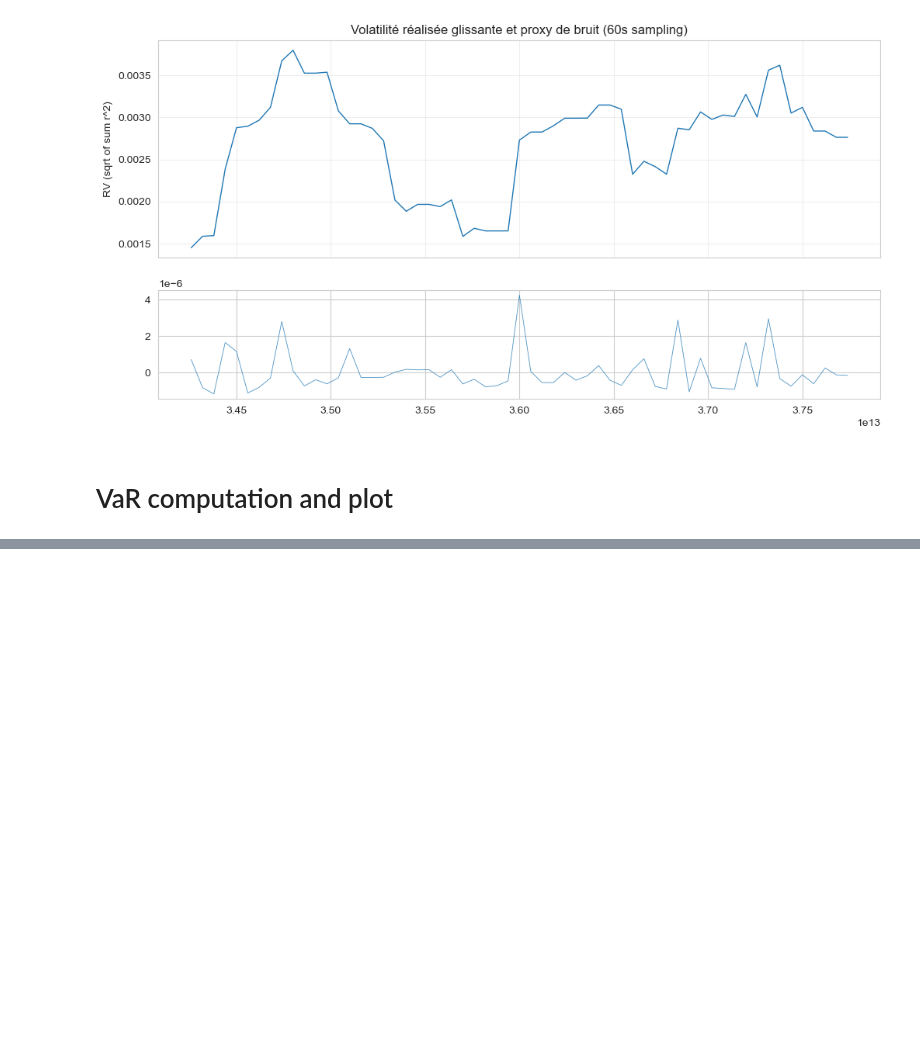
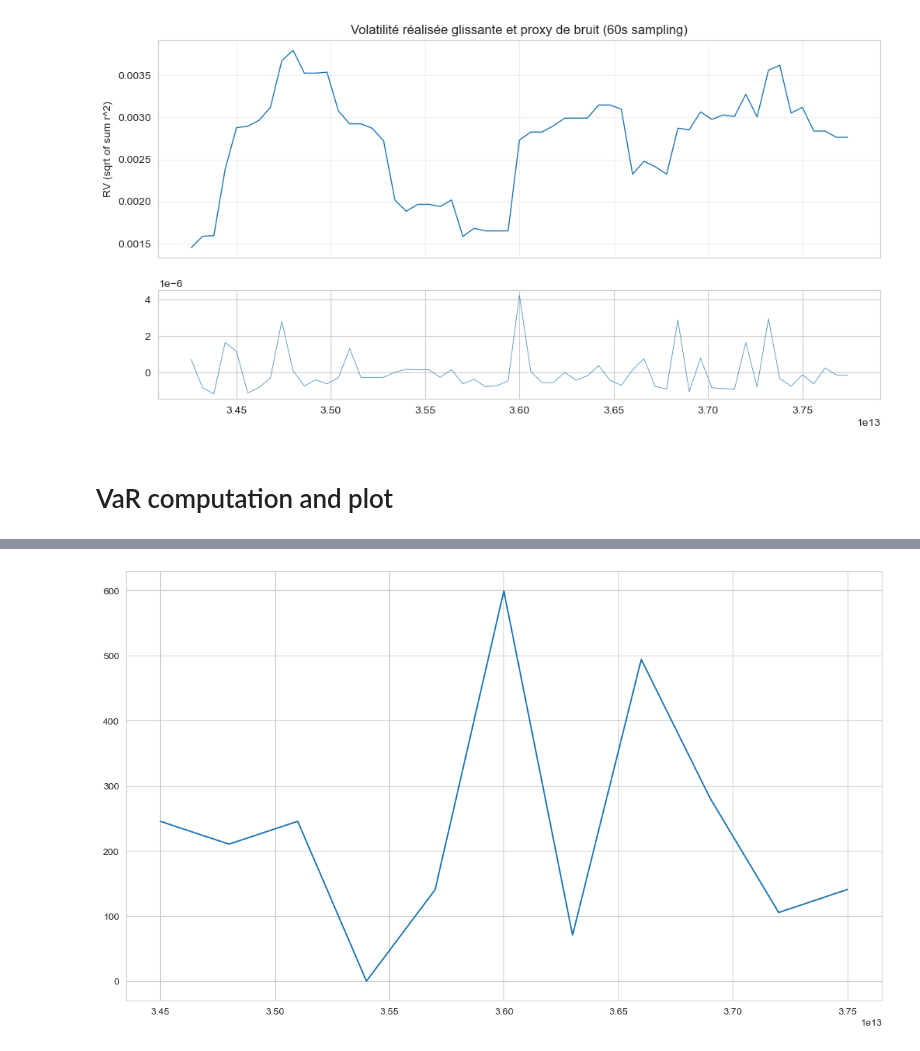
Before and after one commit to Guillaume-melis/Econometrie_S1, a Jupyter notebook: Project/Q3.ipynb, the cells around one changed output, grey strips where cells are left out. Cells and saved outputs as stored; diff of their text form; code cells hidden in the pictures; blank space fills up the shorter version.

```diff
--- a/Project/Q3.ipynb
+++ b/Project/Q3.ipynb
@@ -1254,0 +1272,6 @@ plt.show()
+# %%
+ES_300s = V * sigma_300s * norm.pdf(z_95) / (1 - alpha)
+plt.plot(ES_300s)
+plt.show()
+# %% [output]
+[figure, added]
```
Also changed, not shown: parts of 8 cells of this notebook.
